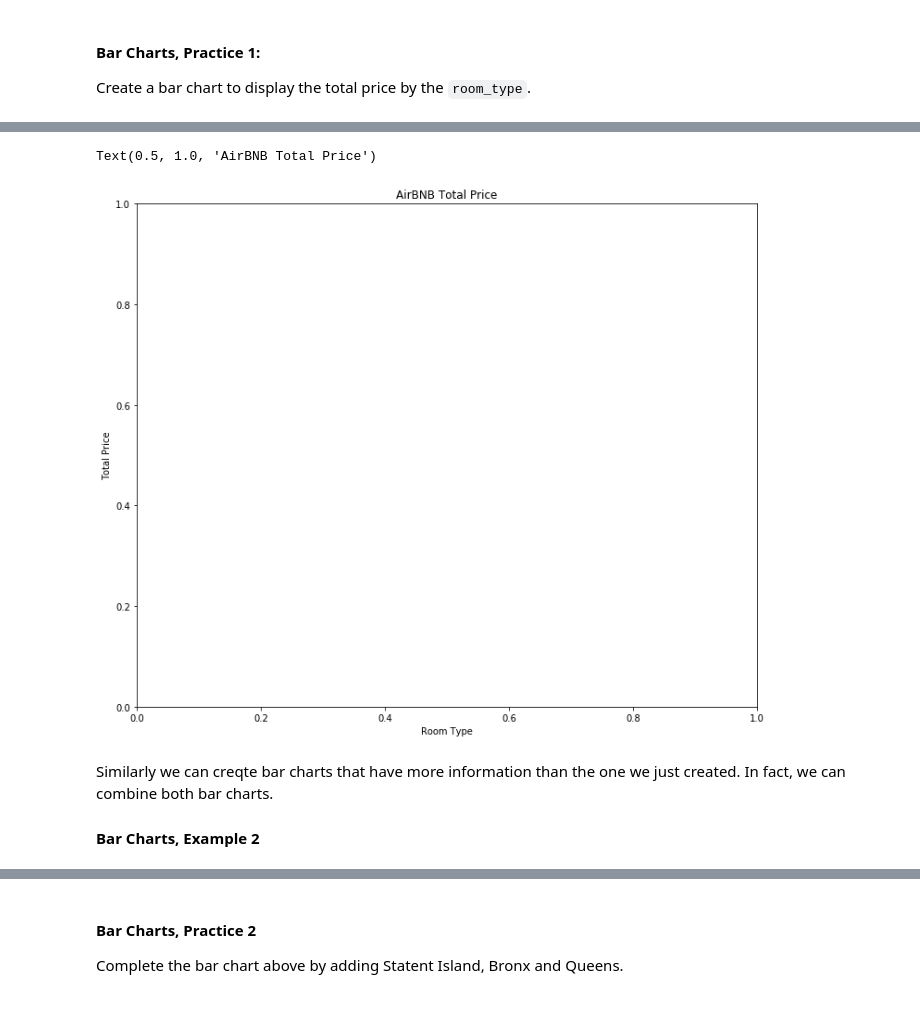
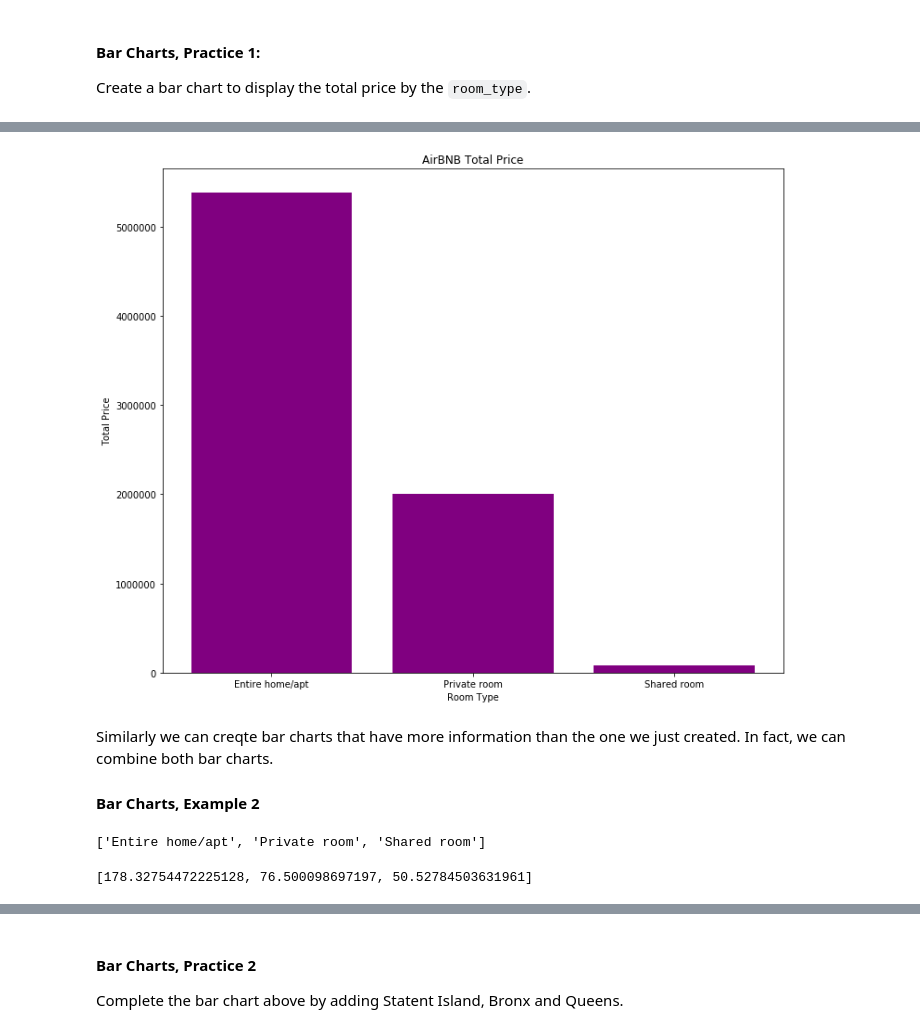
Before and after one commit to CUNYTechPrep/2020-spring-datascience, a Jupyter notebook: Week2_3.19/Exploratory Data Analysis_inClass.ipynb, the cells around one changed output, grey strips where cells are left out. Drawn from its saved outputs; the diff is of its cells as text; code cells hidden in the pictures.

```diff
--- a/Week2_3.19/Exploratory Data Analysis.ipynb
+++ b/Week2_3.19/Exploratory Data Analysis_inClass.ipynb
@@ -278,19 +363,20 @@ values_list2 = df.groupby('room_type').sum()['price'].values.tolist()
 # %%
 # bar chart
 fig, ax = plt.subplots(figsize=(12, 10))
 
 # your code goes here
 # create bar plot
-
+plt.bar(np.arange(len(values_list2)), values_list2, color='purple')
 
 # create the xticks labels
+plt.xticks(np.arange(len(names_list2)), names_list2)
 
 plt.ylabel('Total Price')
 plt.xlabel('Room Type')
 plt.title('AirBNB Total Price')
+plt.show()
 # %% [output]
-Text(0.5, 1.0, 'AirBNB Total Price')
-[figure, old version]
+[figure, new version]
 # %%
 # bar chart
 
@@ -308,3 +394,11 @@ values_mn_list = df[df['neighbourhood_group'] == 'Manhattan'].groupby('room_type
+# %%
+names_bk_list
+# %% [output]
+['Entire home/apt', 'Private room', 'Shared room']
+# %%
+values_bk_list
+# %% [output]
+[178.32754472225128, 76.500098697197, 50.52784503631961]
 # %%
 # create bar chart
 bar_width = 0.4
```
Also changed, not shown: parts of 38 cells of this notebook.
